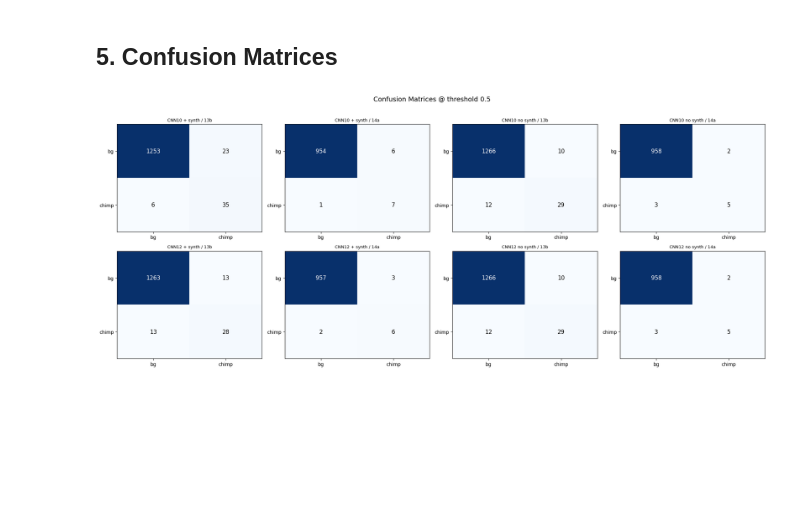
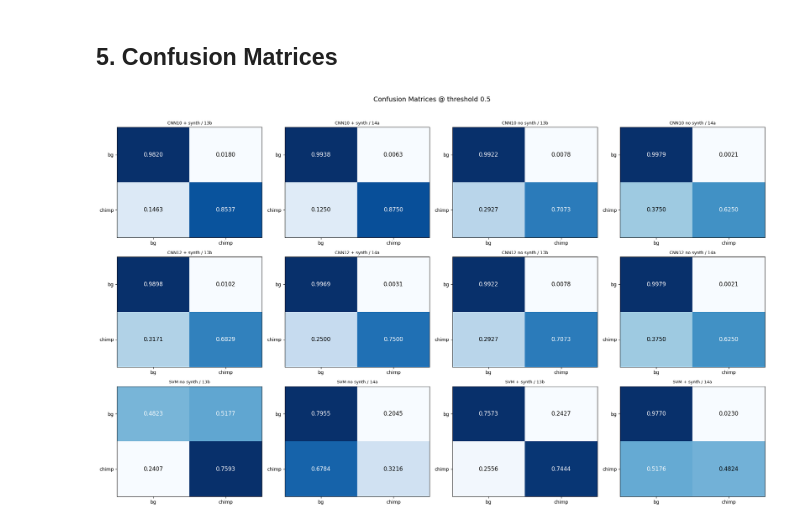
Before and after one commit to UtrechtUniversity/animal-sounds, a Jupyter notebook: output/notebooks/model_comparison.ipynb, the cells around one changed output. Cells and saved outputs as stored; diff of their text form; code cells hidden in the pictures; blank space fills up the shorter version.

```diff
--- a/output/notebooks/model_comparison.ipynb
+++ b/output/notebooks/model_comparison.ipynb
@@ -72,3 +161,11 @@ Loaded 8 experiments
+# %%
+
+
+def get_confusion_matrix(y_test,preds, file=None):
+
+    cm = confusion_matrix(y_test,preds, normalize='true')
+
+    return cm
 # %% [markdown]
 ## 2. Summary Table
 # %%
@@ -98,13 +199,13 @@ CNN12        No      14a 0.6667     0.7143  0.6250    0.8320           0.8556
 # %%
 fig, ax = plt.subplots(figsize=(8, 6))
 
-markers = {"CNN10": "o", "CNN12": "s"}
+markers = {"CNN10": "o", "CNN12": "s", "SVM": "^"}
 colors = {"Yes": "#4C72B0", "No": "#DD8452"}
 edge_colors = {"13b": "black", "14a": "red"}
 
 for _, row in results_df.iterrows():
     ax.scatter(
-        row["recall"], row["precision"],
+        row["recall-macro"], row["precision-macro"],
         marker=markers[row["model"]],
         c=colors[row["synthetic"]],
         edgecolors=edge_colors[row["test_set"]],
@@ -112,7 +213,7 @@ for _, row in results_df.iterrows():
     )
     ax.annotate(
         f"{row['model']}\n{row['test_set']}",
-        (row["recall"], row["precision"]),
+        (row["recall-macro"], row["precision-macro"]),
         textcoords="offset points",
         xytext=(10, 5), fontsize=8
     )
@@ -122,6 +223,8 @@ legend_elements = [
            markerfacecolor="gray", markersize=10, label="CNN10"),
     Line2D([0], [0], marker="s", color="w",
            markerfacecolor="gray", markersize=10, label="CNN12"),
+    Line2D([0], [0], marker="^", color="w",
+           markerfacecolor="gray", markersize=10, label="SVM"),
     Line2D([0], [0], marker="o", color="w",
            markerfacecolor="#4C72B0", markersize=10, label="+ synthetic"),
     Line2D([0], [0], marker="o", color="w",
@@ -181,37 +284,45 @@ plt.show()
 # %% [markdown]
 ## 5. Confusion Matrices
 # %%
-fig, axes = plt.subplots(2, 4, figsize=(20, 8))
+def get_confusion_matrix(y_test,preds):
+
+    cm = confusion_matrix(y_test,preds, normalize='true')
+
+    return cm
+
+fig, axes = plt.subplots(3, 4, figsize=(20, 12))
+
+
 
 for idx, (name, data) in enumerate(raw_data.items()):
     row = idx // 4
     col = idx % 4
     ax = axes[row][col]
 
-    prob_pos = data["prob_pos"]
+    preds = data["preds"]
     y_true = data["y_true"]
-    preds = (prob_pos >= THRESHOLD).astype(int)
-    cm = confusion_matrix(y_true, preds)
+    # preds = (prob_pos >= THRESHOLD).astype(int)
+    cm = confusion_matrix(y_true, preds, normalize='true')
 
     im = ax.imshow(cm, cmap="Blues", aspect="auto")
     ax.set_xticks([0, 1])
     ax.set_yticks([0, 1])
     ax.set_xticklabels(["bg", "chimp"])
     ax.set_yticklabels(["bg", "chimp"])
     ax.set_title(name, fontsize=9)
 
     for i in range(2):
         for j in range(2):
             val = cm[i, j]
             color = "white" if val > cm.max() / 2 else "black"
             ax.text(
-                j, i, str(val),
+                j, i, "{:0.4f}".format(val),
                 ha="center", va="center",
                 color=color, fontsize=12
             )
 
 plt.suptitle("Confusion Matrices @ threshold 0.5", fontsize=14, y=1.02)
 plt.tight_layout()
 plt.show()
 # %% [output]
-[figure, old version]
+[figure, new version]
```
Also changed, not shown: parts of 7 cells of this notebook, 42 other files.
